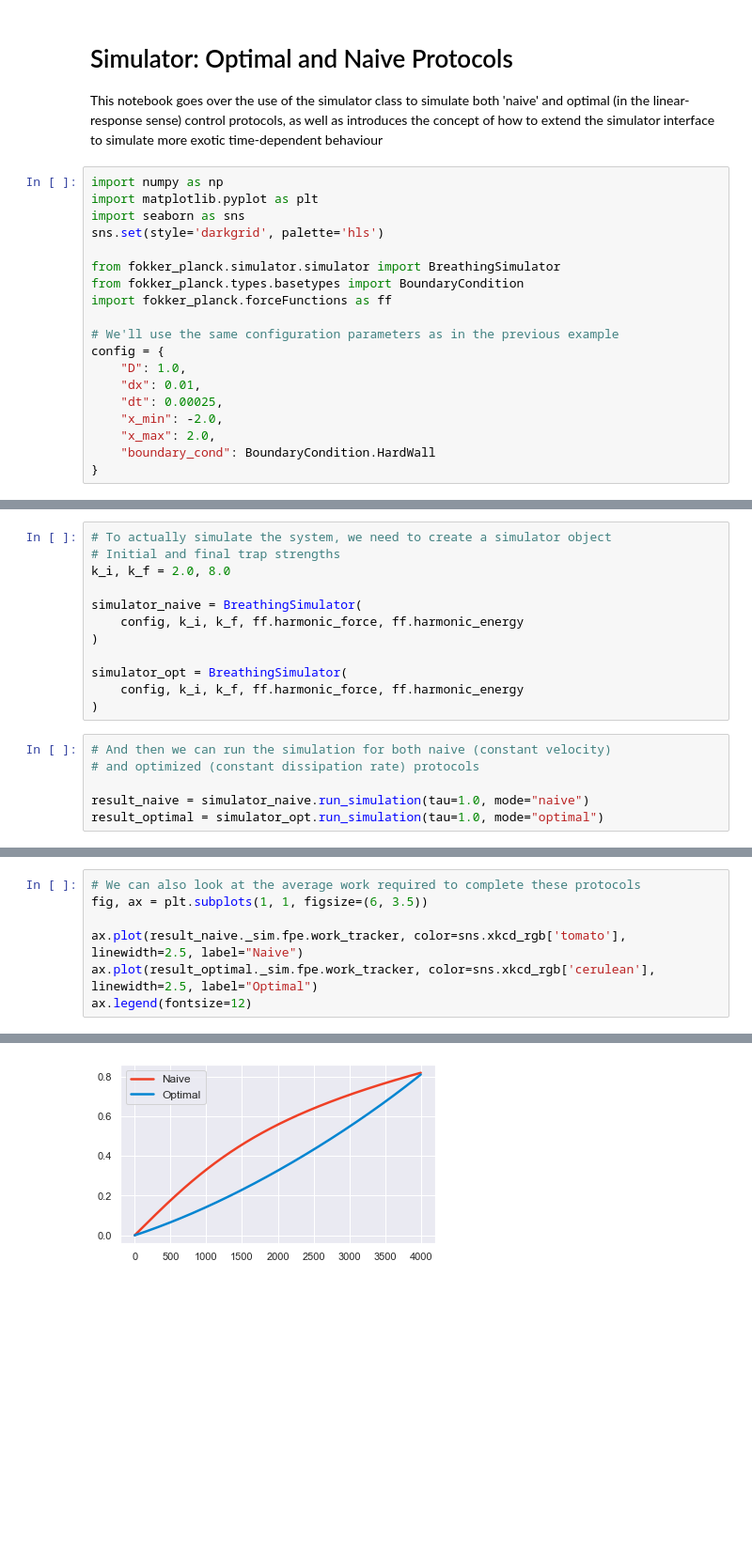
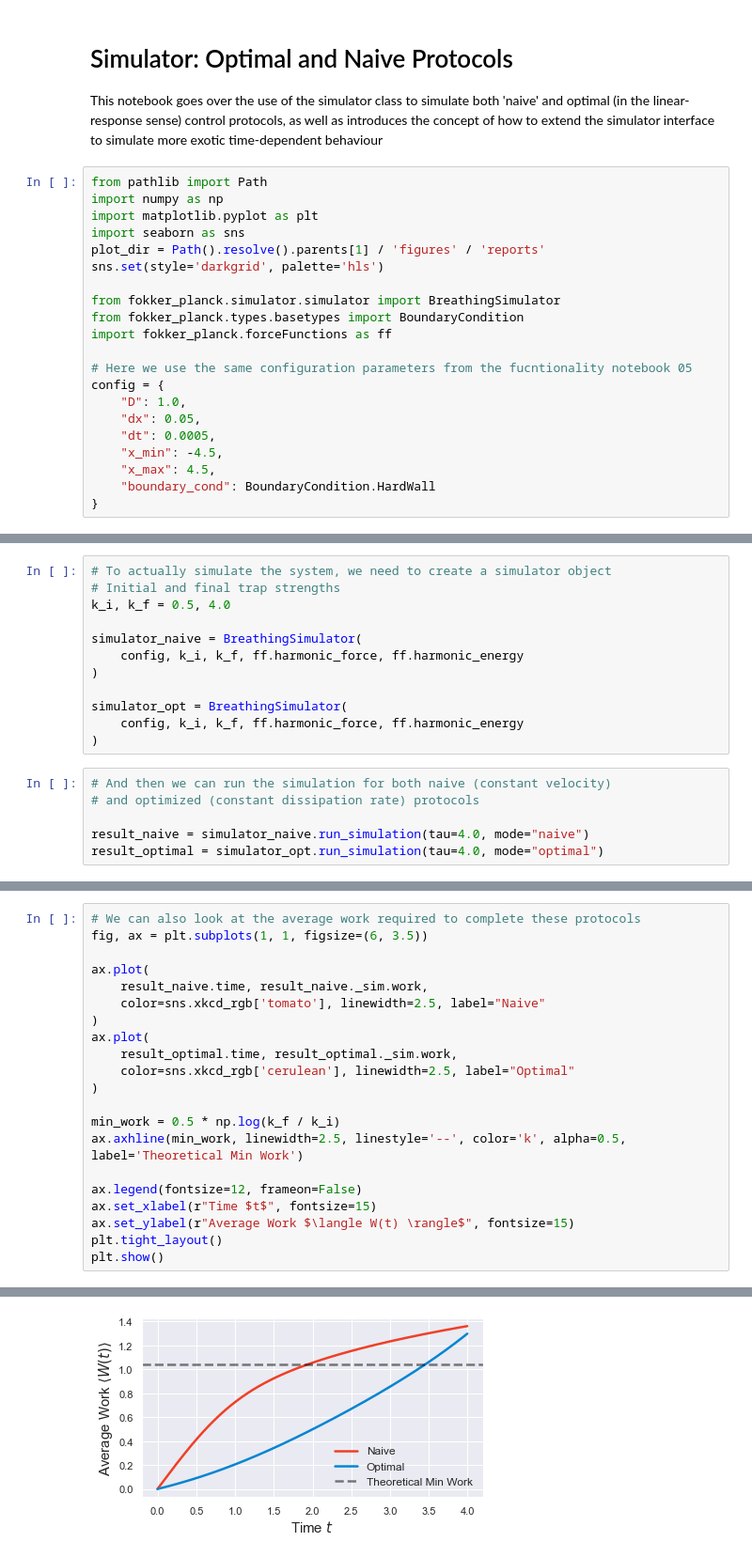
Before and after one commit to StevenJLarge/FokkerPlanck, a Jupyter notebook: notebooks/tutorials/02-optimal-and-naive-protocols.ipynb, the cells around one changed output, grey strips where cells are left out. Shown at 94% size. Drawn from its saved outputs; the diff is of its cells as text; blank space fills up the shorter version.

Commit message:
finished second tutorial notebook

```diff
--- a/notebooks/tutorials/02-optimal-and-naive-protocols.ipynb
+++ b/notebooks/tutorials/02-optimal-and-naive-protocols.ipynb
@@ -3,22 +3,24 @@
 
 This notebook goes over the use of the simulator class to simulate both 'naive' and optimal (in the linear-response sense) control protocols, as well as introduces the concept of how to extend the simulator interface to simulate more exotic time-dependent behaviour
 # %%
+from pathlib import Path
 import numpy as np
 import matplotlib.pyplot as plt
 import seaborn as sns
+plot_dir = Path().resolve().parents[1] / 'figures' / 'reports'
 sns.set(style='darkgrid', palette='hls')
 
 from fokker_planck.simulator.simulator import BreathingSimulator
 from fokker_planck.types.basetypes import BoundaryCondition
 import fokker_planck.forceFunctions as ff
 
-# We'll use the same configuration parameters as in the previous example
+# Here we use the same configuration parameters from the fucntionality notebook 05
 config = {
     "D": 1.0,
-    "dx": 0.01,
-    "dt": 0.00025,
-    "x_min": -2.0,
-    "x_max": 2.0,
+    "dx": 0.05,
+    "dt": 0.0005,
+    "x_min": -4.5,
+    "x_max": 4.5,
     "boundary_cond": BoundaryCondition.HardWall
 }
 # %% [markdown]
@@ -36,7 +38,7 @@
 # %%
 # To actually simulate the system, we need to create a simulator object
 # Initial and final trap strengths
-k_i, k_f = 2.0, 8.0
+k_i, k_f = 0.5, 4.0
 
 simulator_naive = BreathingSimulator(
     config, k_i, k_f, ff.harmonic_force, ff.harmonic_energy
@@ -49,8 +51,8 @@ simulator_opt = BreathingSimulator(
 # And then we can run the simulation for both naive (constant velocity)
 # and optimized (constant dissipation rate) protocols
 
-result_naive = simulator_naive.run_simulation(tau=1.0, mode="naive")
-result_optimal = simulator_opt.run_simulation(tau=1.0, mode="optimal")
+result_naive = simulator_naive.run_simulation(tau=4.0, mode="naive")
+result_optimal = simulator_opt.run_simulation(tau=4.0, mode="optimal")
 # %%
 # Both of these results are SimulationResult objects
 
@@ -72,7 +74,21 @@ plt.show()
 # We can also look at the average work required to complete these protocols
 fig, ax = plt.subplots(1, 1, figsize=(6, 3.5))
 
-ax.plot(result_naive._sim.fpe.work_tracker, color=sns.xkcd_rgb['tomato'], linewidth=2.5, label="Naive")
-ax.plot(result_optimal._sim.fpe.work_tracker, color=sns.xkcd_rgb['cerulean'], linewidth=2.5, label="Optimal")
-ax.legend(fontsize=12)
+ax.plot(
+    result_naive.time, result_naive._sim.work,
+    color=sns.xkcd_rgb['tomato'], linewidth=2.5, label="Naive"
+)
+ax.plot(
+    result_optimal.time, result_optimal._sim.work,
+    color=sns.xkcd_rgb['cerulean'], linewidth=2.5, label="Optimal"
+)
+
+min_work = 0.5 * np.log(k_f / k_i)
+ax.axhline(min_work, linewidth=2.5, linestyle='--', color='k', alpha=0.5, label='Theoretical Min Work')
+
+ax.legend(fontsize=12, frameon=False)
+ax.set_xlabel(r"Time $t$", fontsize=15)
+ax.set_ylabel(r"Average Work $\langle W(t) \rangle$", fontsize=15)
+plt.tight_layout()
+plt.show()
 # %% [output]
@@ -80 +95 @@ ax.legend(fontsize=12)
-[figure, old version]
+[figure, new version]
```
Also changed, not shown: parts of 7 cells of this notebook, 4 other files.
